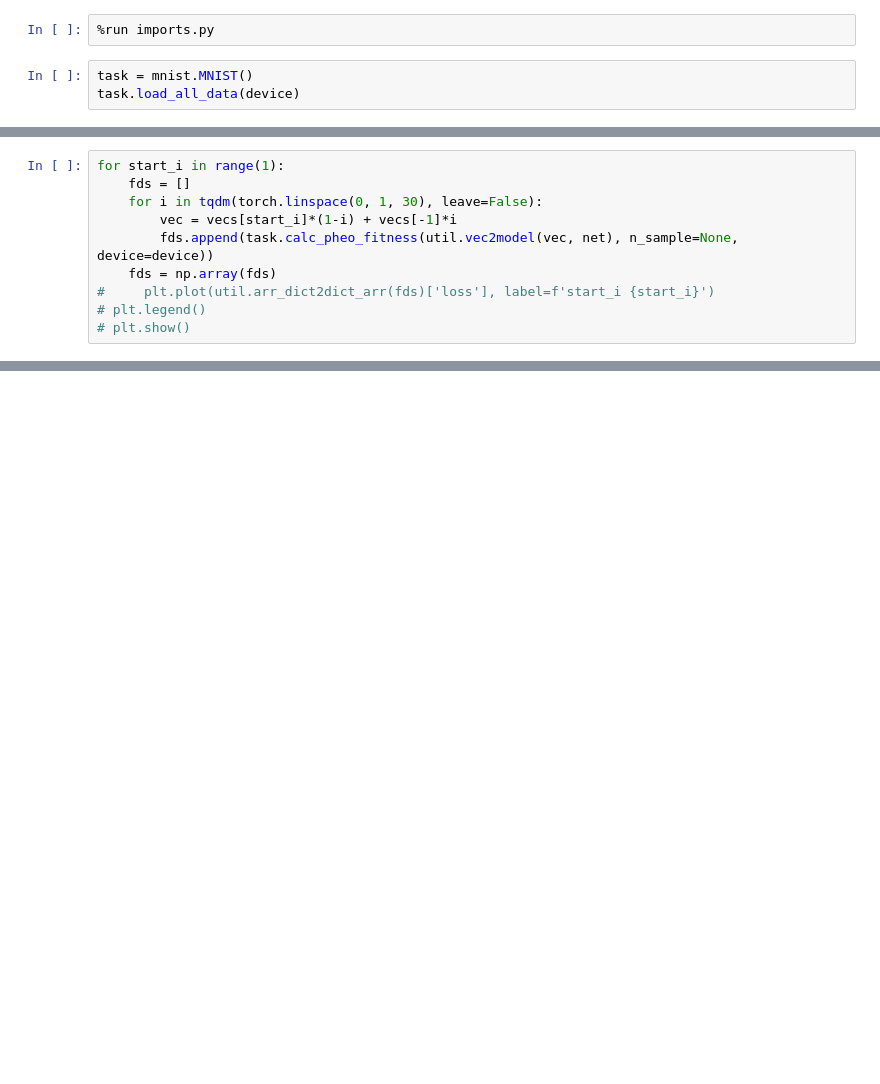
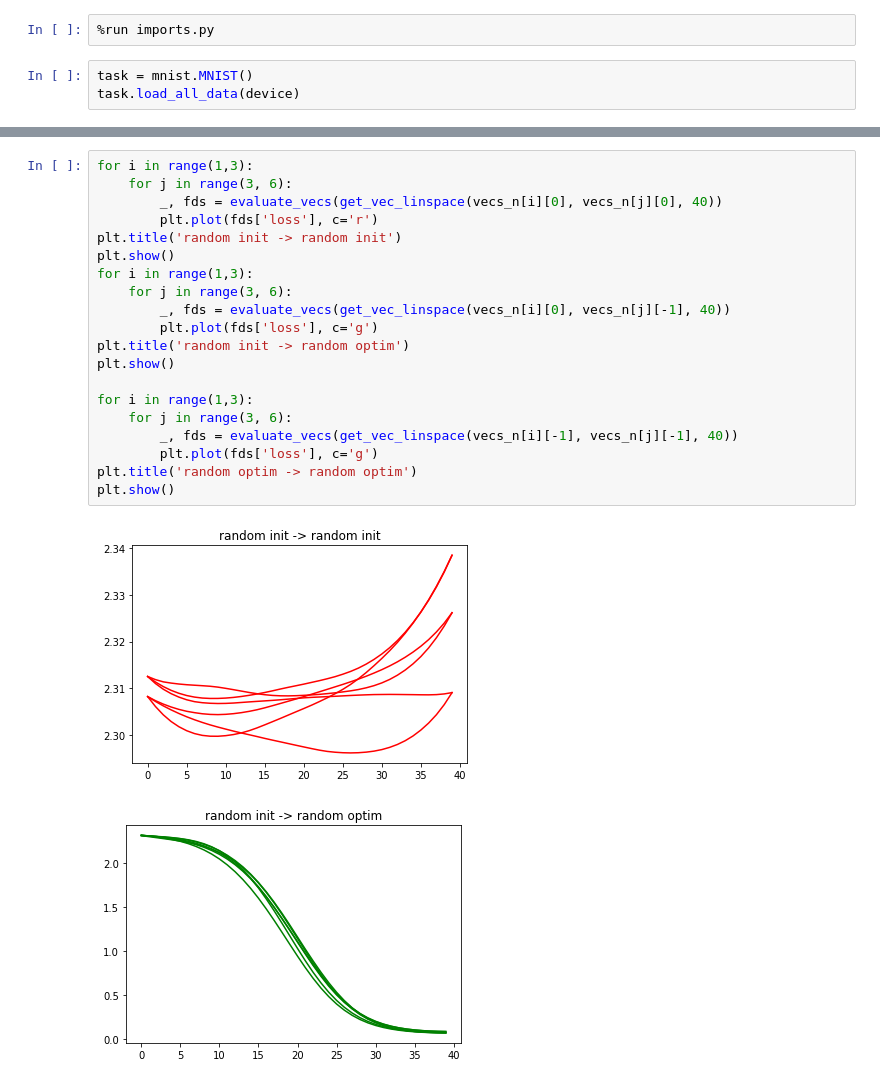
Before and after one commit to akarshkumar0101/ml-ideas, a Jupyter notebook: loss_landscape_sgd.ipynb, the cells around one changed output, grey strips where cells are left out. Cells and saved outputs as stored; diff of their text form; blank space fills up the shorter version.

```diff
--- a/loss_landscape_sgd.ipynb
+++ b/loss_landscape_sgd.ipynb
@@ -56,10 +70,0 @@ fds_epoch = np.array(fds_epoch)
-# %%
-for start_i in range(1):
-    fds = []
-    for i in tqdm(torch.linspace(0, 1, 30), leave=False):
-        vec = vecs[start_i]*(1-i) + vecs[-1]*i
-        fds.append(task.calc_pheo_fitness(util.vec2model(vec, net), n_sample=None, device=device))
-    fds = np.array(fds)
-#     plt.plot(util.arr_dict2dict_arr(fds)['loss'], label=f'start_i {start_i}')
-# plt.legend()
-# plt.show()
@@ -72,0 +89,23 @@ Text(0.5, 1.0, 'netowrk loss and lin interpolated network loss vs epoch')
+# %%
+for i in range(1,3):
+    for j in range(3, 6):
+        _, fds = evaluate_vecs(get_vec_linspace(vecs_n[i][0], vecs_n[j][0], 40))
+        plt.plot(fds['loss'], c='r')
+plt.title('random init -> random init')
+plt.show()
+for i in range(1,3):
+    for j in range(3, 6):
+        _, fds = evaluate_vecs(get_vec_linspace(vecs_n[i][0], vecs_n[j][-1], 40))
+        plt.plot(fds['loss'], c='g')
+plt.title('random init -> random optim')
+plt.show()
+
+for i in range(1,3):
+    for j in range(3, 6):
+        _, fds = evaluate_vecs(get_vec_linspace(vecs_n[i][-1], vecs_n[j][-1], 40))
+        plt.plot(fds['loss'], c='g')
+plt.title('random optim -> random optim')
+plt.show()
+# %% [output]
+[figure, added]
+[figure, added]
```
Also changed, not shown: parts of 13 cells of this notebook.
